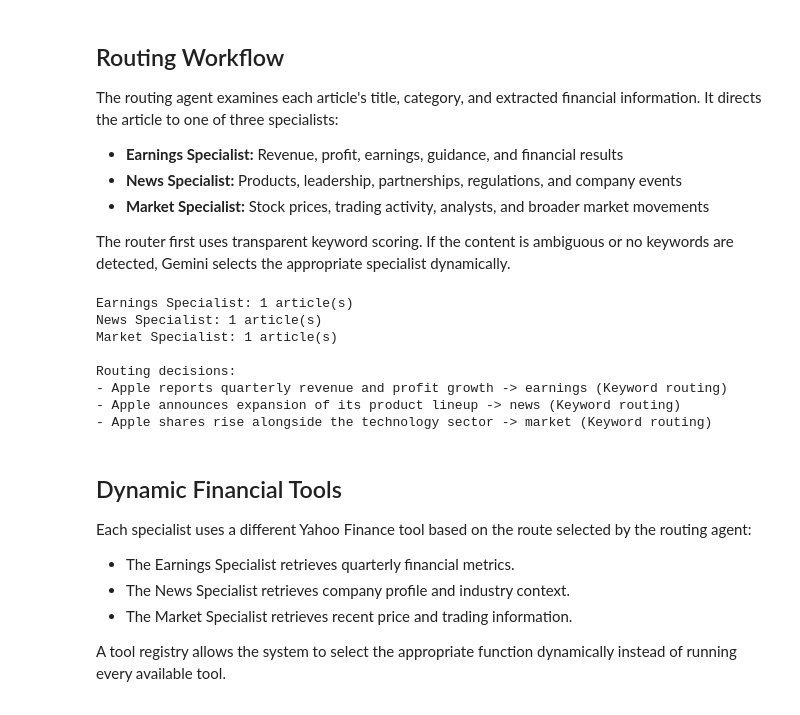
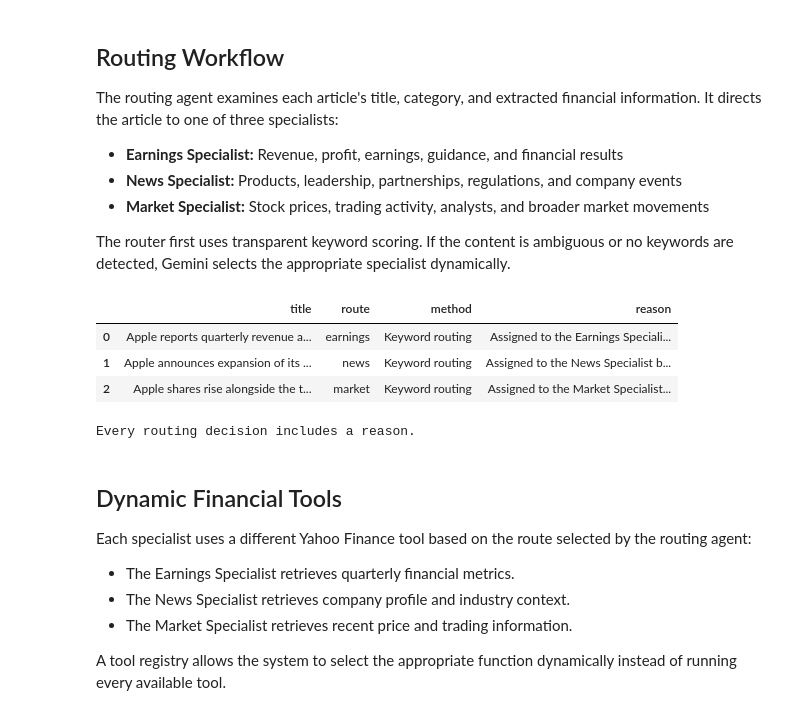
Before and after one commit to ZinahO/AAI-520-Group-6-Multi-Agent-Financial-Analysis, a Jupyter notebook: routing_specialist_agents.ipynb, the cells around one changed output. Drawn from its saved outputs; the diff is of its cells as text; code cells hidden in the pictures.

Commit message:
Complete routing and specialist-agent workflow

```diff
--- a/routing_specialist_agents.ipynb
+++ b/routing_specialist_agents.ipynb
@@ -279,26 +233,3 @@ def route_articles(prompt_output):
         })
 
     return routed_output
-# %%
-routed_output = route_articles(prompt_chain_output)
-
-for route, articles in routed_output["routes"].items():
-    print(f"{route.title()} Specialist: {len(articles)} article(s)")
-
-print("\nRouting decisions:")
-
-for decision in routed_output["routing_log"]:
-    print(
-        f"- {decision['title']} "
-        f"-> {decision['route']} "
-        f"({decision['method']})"
-    )
-# %% [output]
-Earnings Specialist: 1 article(s)
-News Specialist: 1 article(s)
-Market Specialist: 1 article(s)
-
-Routing decisions:
-- Apple reports quarterly revenue and profit growth -> earnings (Keyword routing)
-- Apple announces expansion of its product lineup -> news (Keyword routing)
-- Apple shares rise alongside the technology sector -> market (Keyword routing)
@@ -305,3 +313,28 @@ Routing decisions:
+# %%
+routed_output = route_articles(prompt_chain_output)
+
+routing_table = pd.DataFrame(
+    routed_output["routing_log"]
+)[
+    [
+        "title",
+        "route",
+        "method",
+        "reason",
+    ]
+]
+
+display(routing_table)
+
+assert routing_table["reason"].str.strip().ne("").all()
+
+print("Every routing decision includes a reason.")
+# %% [output]
+|  | title | route | method | reason |
+| 0 | Apple reports quarterly revenue a... | earnings | Keyword routing | Assigned to the Earnings Speciali... |
+| 1 | Apple announces expansion of its ... | news | Keyword routing | Assigned to the News Specialist b... |
+| 2 | Apple shares rise alongside the t... | market | Keyword routing | Assigned to the Market Specialist... |
+Every routing decision includes a reason.
 # %% [markdown]
 ## Dynamic Financial Tools
 
```
Also changed, not shown: parts of 20 cells of this notebook.
